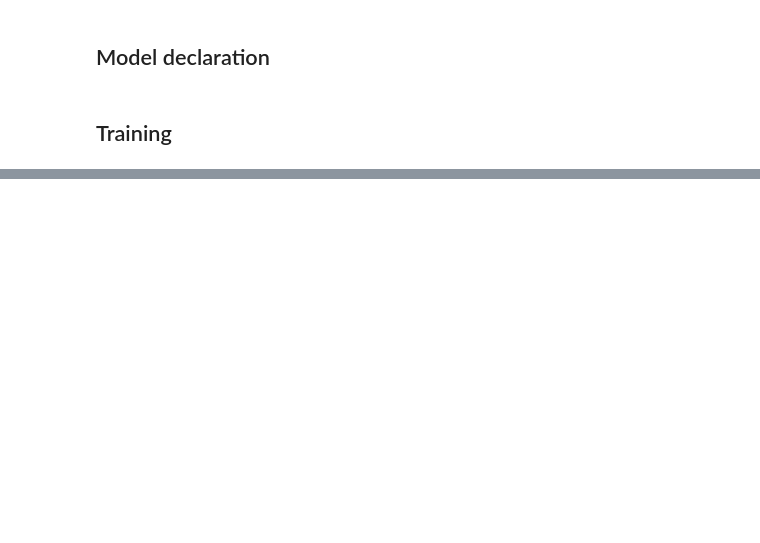
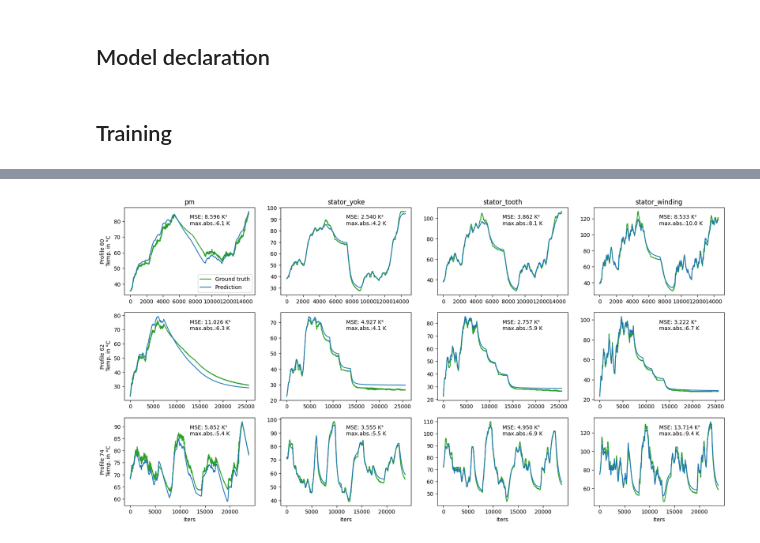
Before and after one commit to wkirgsn/thermal-nn, a Jupyter notebook: TNN_tensorflow.ipynb, the cells around one changed output, grey strips where cells are left out. Cells and saved outputs as stored; diff of their text form; code cells hidden in the pictures; blank space fills up the shorter version.

Commit message:
finish work on new tensorflow example

```diff
--- a/TNN_tensorflow.ipynb
+++ b/TNN_tensorflow.ipynb
@@ -198,0 +224,14 @@ TypeError: int() argument must be a string, a bytes-like object or a real number
+# %%
+@tf.function
+def test_step(x, hidden):
+    output, hidden = model(
+        x,
+        initial_state=(hidden,),
+    )
+    return output
+
+
+pred = test_step(
+    test_tensor[:, :, : len(input_cols)],
+    test_tensor[0, :, -len(target_cols) :],
+).numpy() * 200
@@ -198,0 +243,33 @@ TypeError: int() argument must be a string, a bytes-like object or a real number
+# %%
+fig, axes = plt.subplots(len(test_profiles), len(target_cols), figsize=(20, 10))
+for i, (pid, y_test) in enumerate(
+    data.loc[data.profile_id.isin(test_profiles), target_cols + ["profile_id"]].groupby(
+        "profile_id"
+    )
+):
+    y_test *= 200
+    profile_pred = pred[: len(y_test), i, :]
+    for j, col in enumerate(target_cols):
+        ax = axes[i, j]
+        ax.plot(
+            y_test.loc[:, col].reset_index(drop=True),
+            color="tab:green",
+            label="Ground truth",
+        )
+        ax.plot(profile_pred[:, j], color="tab:blue", label="Prediction")
+        ax.text(
+            x=0.5,
+            y=0.8,
+            s=f"MSE: {((profile_pred[:, j] - y_test.loc[:, col])**2).sum() / len(profile_pred):.3f} K²\nmax.abs.:{(profile_pred[:, j]-y_test.loc[:, col]).abs().max():.1f} K",
+            transform=ax.transAxes,
+        )
+        if j == 0:
+            ax.set_ylabel(f"Profile {pid}\n Temp. in °C")
+            if i == 0:
+                ax.legend()
+        if i == len(test_profiles) - 1:
+            ax.set_xlabel(f"Iters")
+        elif i == 0:
+            ax.set_title(col)
+# %% [output]
+[figure, added]
```
Also changed, not shown: parts of 8 cells of this notebook, 7 other files.
